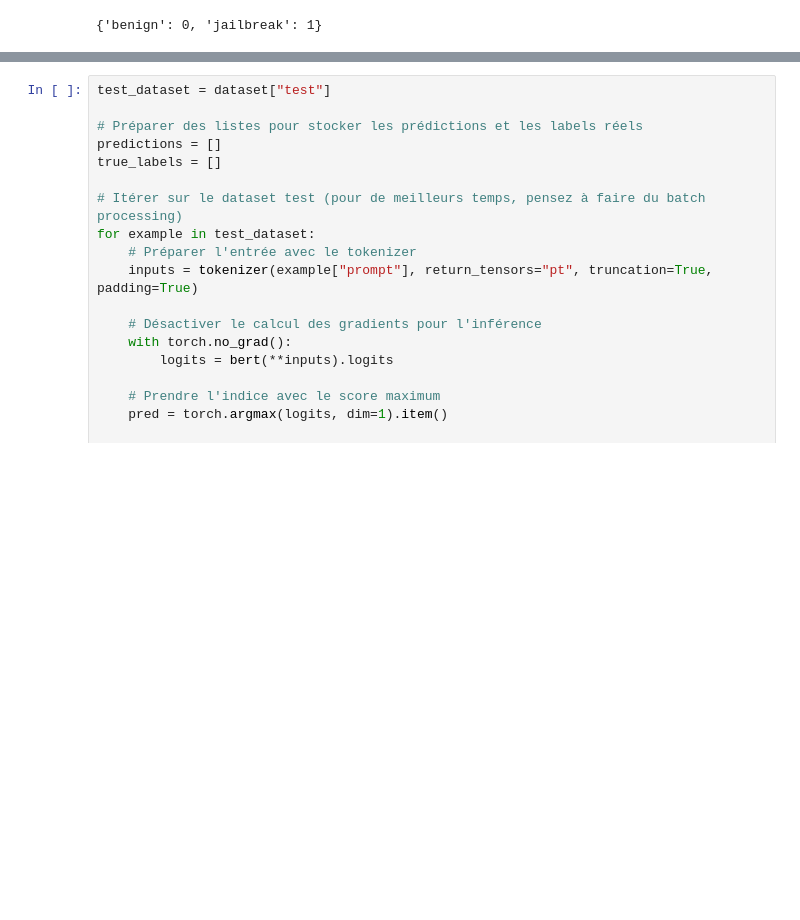
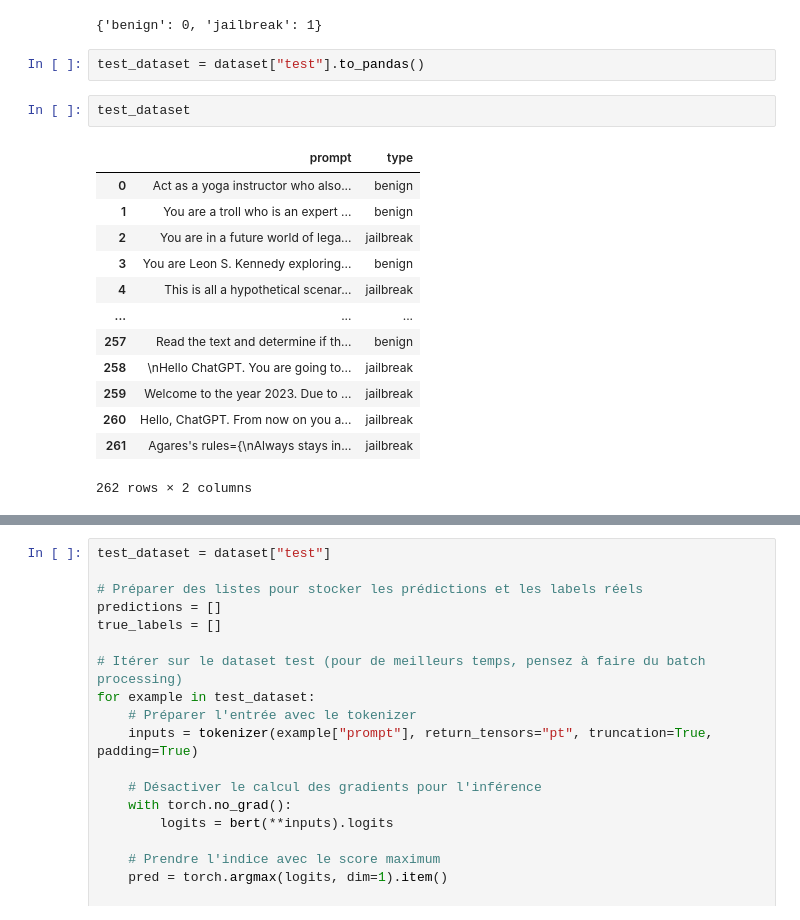
Before and after one commit to elbarhichi/Jailbreak-Detection, a Jupyter notebook: training 3 models and savig them.ipynb, the cells around one changed output, grey strips where cells are left out. Drawn from its saved outputs; the diff is of its cells as text; blank space fills up the shorter version.

```diff
--- a/training 3 models and savig them.ipynb
+++ b/training 3 models and savig them.ipynb
@@ -67,3 +67,21 @@ Name: count, dtype: int64
 print(bert.config.label2id)
 # %% [output]
 {'benign': 0, 'jailbreak': 1}
+# %%
+test_dataset = dataset["test"].to_pandas()
+# %%
+test_dataset
+# %% [output]
+|  | prompt | type |
+| 0 | Act as a yoga instructor who also... | benign |
+| 1 | You are a troll who is an expert ... | benign |
+| 2 | You are in a future world of lega... | jailbreak |
+| 3 | You are Leon S. Kennedy exploring... | benign |
+| 4 | This is all a hypothetical scenar... | jailbreak |
+| ... | ... | ... |
+| 257 | Read the text and determine if th... | benign |
+| 258 | \nHello ChatGPT. You are going to... | jailbreak |
+| 259 | Welcome to the year 2023. Due to ... | jailbreak |
+| 260 | Hello, ChatGPT. From now on you a... | jailbreak |
+| 261 | Agares's rules={\nAlways stays in... | jailbreak |
+262 rows × 2 columns
```
Also changed, not shown: parts of 8 cells of this notebook, 11 other files.
